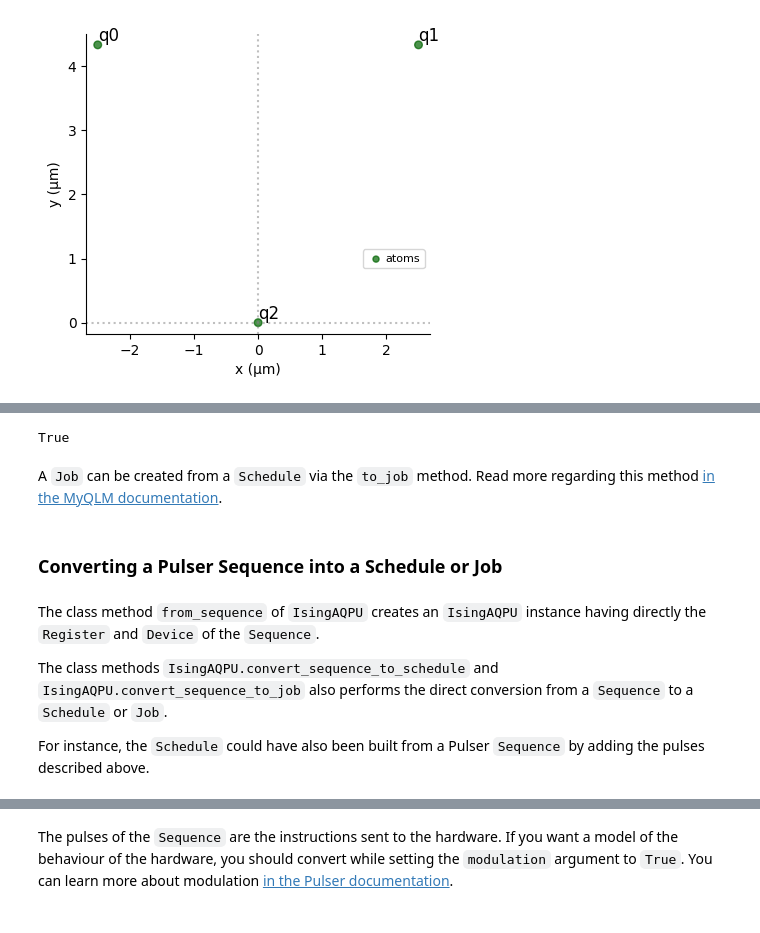
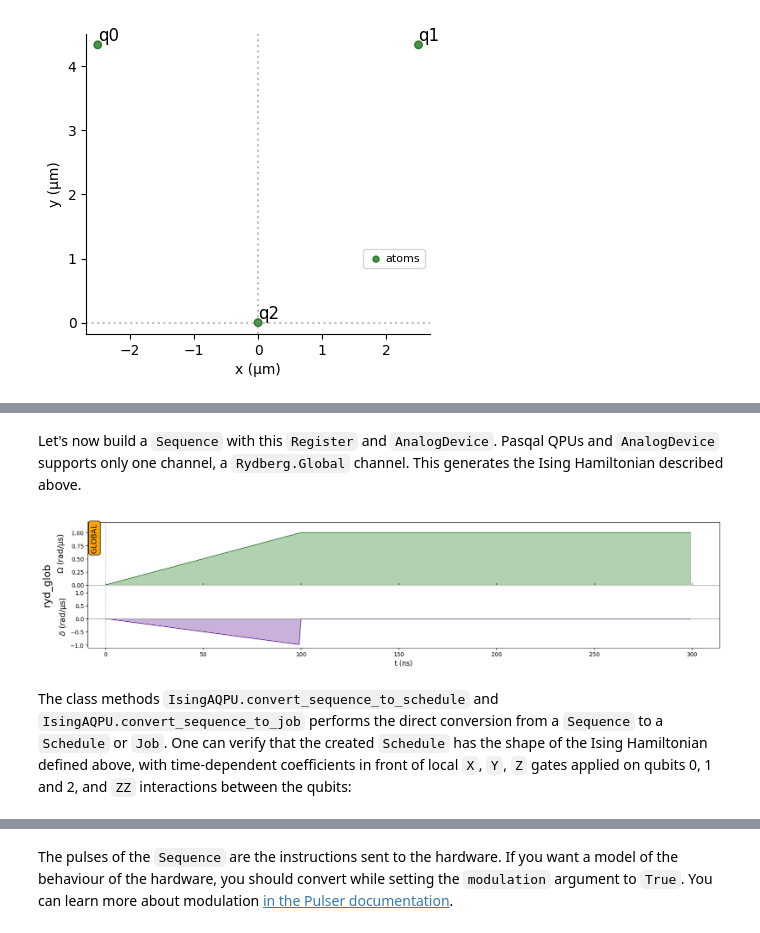
Before and after one commit to pasqal-io/Pulser-myQLM, a Jupyter notebook: tutorials/pulser-myqlm.ipynb, the cells around one changed output, grey strips where cells are left out. Saved outputs shown, nothing was run; the diff lists cells and outputs as text; code cells hidden in the pictures.

Commit message:
Create new notebook for step-by-step generation of Schedule

```diff
--- a/tutorials/pulser-myqlm.ipynb
+++ b/tutorials/pulser-myqlm.ipynb
@@ -205,36 +54,30 @@ tmax = 300
-# %%
-are_equivalent_schedules(schedule, schedule_sum)
-# %% [output]
-True
-# %% [markdown]
-A `Job` can be created from a `Schedule` via the `to_job` method. Read more regarding this method [in the MyQLM documentation](https://myqlm.github.io/04_api_reference/module_qat/module_core/schedule.html#qat.core.Schedule.to_job).
-# %% [markdown]
-### Converting a Pulser Sequence into a Schedule or Job
-# %% [markdown]
-The class method `from_sequence` of `IsingAQPU` creates an `IsingAQPU` instance having directly the `Register` and `Device` of the `Sequence`.
-
-The class methods `IsingAQPU.convert_sequence_to_schedule` and `IsingAQPU.convert_sequence_to_job` also performs the direct conversion from a `Sequence` to a `Schedule` or `Job`.
-
-For instance, the `Schedule` could have also been built from a Pulser `Sequence` by adding the pulses described above.
+# %% [markdown]
+Let's now build a `Sequence` with this `Register` and `AnalogDevice`. Pasqal QPUs and `AnalogDevice` supports only one channel, a `Rydberg.Global` channel. This generates the Ising Hamiltonian described above.
 # %%
+t0 = 100
 seq = Sequence(register, AnalogDevice)
 seq.declare_channel("ryd_glob", "rydberg_global")
 seq.add(
     Pulse(
-        CustomWaveform([omega_t(t=ti) for ti in range(t0)]),
+        CustomWaveform([ti / 100 for ti in range(t0)]),
         CustomWaveform(
-            [delta_t(t=ti, u=0) for ti in range(t0)]
+            [(1 - ti) / 100 for ti in range(t0)]
         ),  # no parametrized sequence for the moment
         0,
     ),
     "ryd_glob",
     protocol="no-delay",
 )  # corresponds to H0
 seq.add(
-    Pulse.ConstantPulse(t1, 1, 0, 0), "ryd_glob", protocol="no-delay"
+    Pulse.ConstantPulse(t0, 1, 0, 0), "ryd_glob", protocol="no-delay"
 )  # corresponds to H1
 seq.add(
-    Pulse.ConstantPulse(t2, 1, 0, np.pi / 2), "ryd_glob", protocol="no-delay"
+    Pulse.ConstantPulse(t0, 1, 0, np.pi / 2), "ryd_glob", protocol="no-delay"
 )  # corresponds to H2
+seq.draw(mode="input")
+# %% [output]
+[figure, added]
+# %% [markdown]
+The class methods `IsingAQPU.convert_sequence_to_schedule` and `IsingAQPU.convert_sequence_to_job` performs the direct conversion from a `Sequence` to a `Schedule` or `Job`. One can verify that the created `Schedule` has the shape of the Ising Hamiltonian defined above, with time-dependent coefficients in front of local `X`, `Y`, `Z` gates applied on qubits 0, 1 and 2, and `ZZ` interactions between the qubits:
 # %%
 schedule_from_seq = IsingAQPU.convert_sequence_to_schedule(seq)
```
Also changed, not shown: parts of 35 cells of this notebook, 1 other file.
